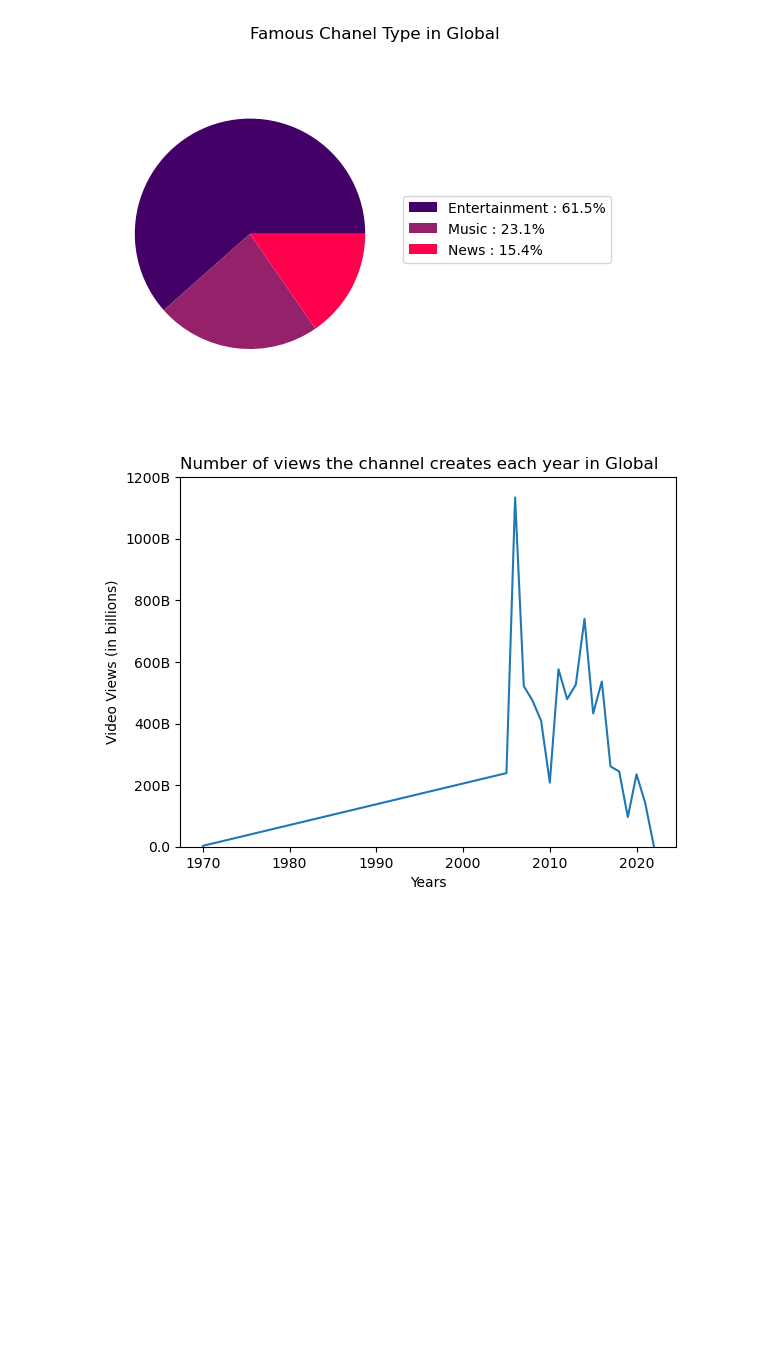
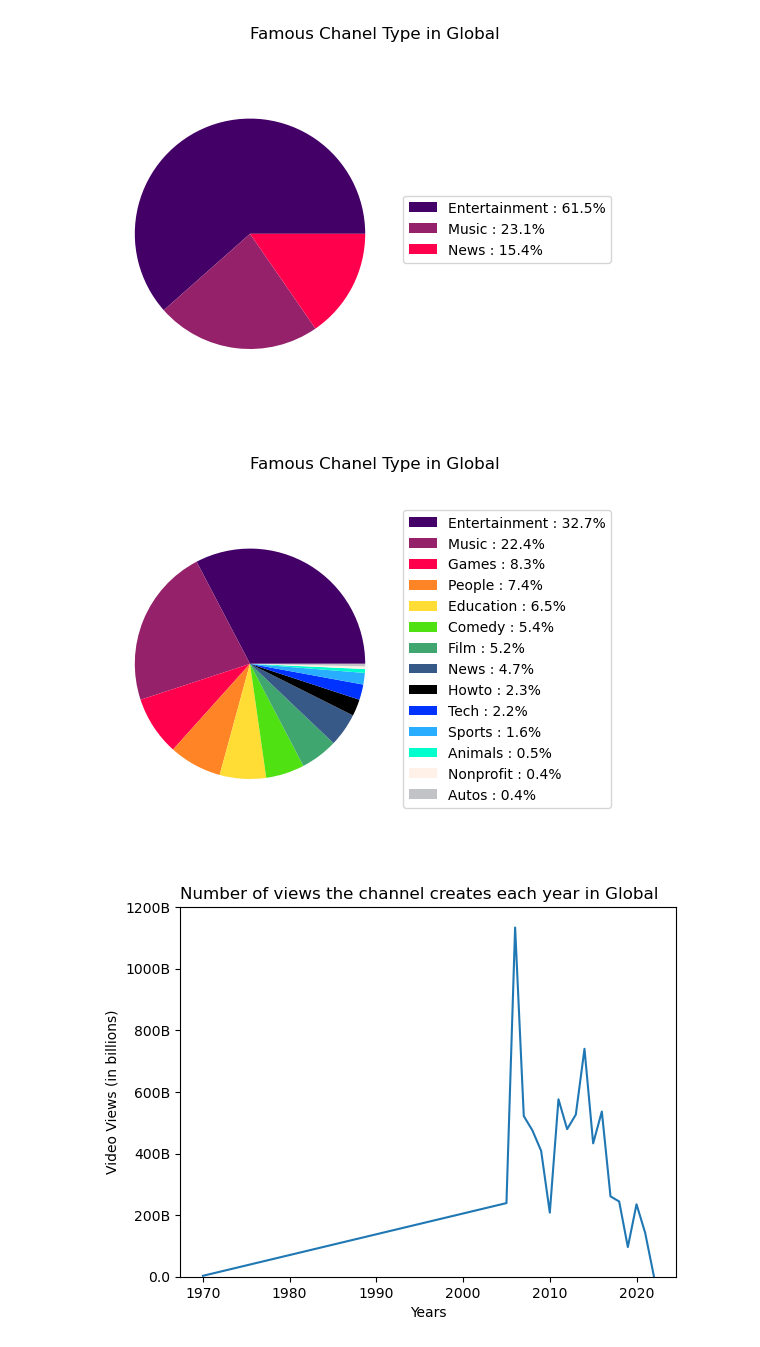
Before and after one commit to N0Z3I/Global-YouTube-Statistics, a Jupyter notebook: 3_data_visualization.ipynb, the cells around one changed output. Saved outputs shown, nothing was run; the diff lists cells and outputs as text; code cells hidden in the pictures; blank space fills up the shorter version.

```diff
--- a/3_data_visualization.ipynb
+++ b/3_data_visualization.ipynb
@@ -136,6 +136,27 @@ plt.legend(pie[0],labels, bbox_to_anchor=(0.8,0.5), loc="center right", fontsize
 plt.subplots_adjust(left=0.0, bottom=0.1, right=0.45)
 # %% [output]
 [figure]
+# %%
+category_counts = df_cleaned['channel_type'].value_counts()
+counts = category_counts.values
+labels=[]
+for i in range(0,len(category_counts)):
+    labels.append(""+str(category_counts.index[i])+" : "+str(round(category_counts.values[i]
+    /sum(category_counts.values)*100,1))+"%")
+labels
+
+colors=["#430067", "#94216a", "#ff004d", "#ff8426", "#ffdd34", "#50e112", "#3fa66f",
+        "#365987", "#000000", "#0033ff", "#29adff", "#00ffcc", "#fff1e8", "#c2c3c7"]
+
+title = plt.title('Famous Chanel Type in Global')
+title.set_ha("left")
+plt.gca().axis("equal")
+pie = plt.pie(counts, startangle=0,colors=colors)
+plt.legend(pie[0],labels, bbox_to_anchor=(0.8,0.5), loc="center right", fontsize=10,
+           bbox_transform=plt.gcf().transFigure)
+plt.subplots_adjust(left=0.0, bottom=0.1, right=0.45)
+# %% [output]
+[figure, added]
 # %%
 global_views_grow = df_cleaned.nlargest(10, 'video views')
 global_views_grow = pd.DataFrame(df_cleaned.groupby('created_year')['video views'].sum()).reset_index()
```
